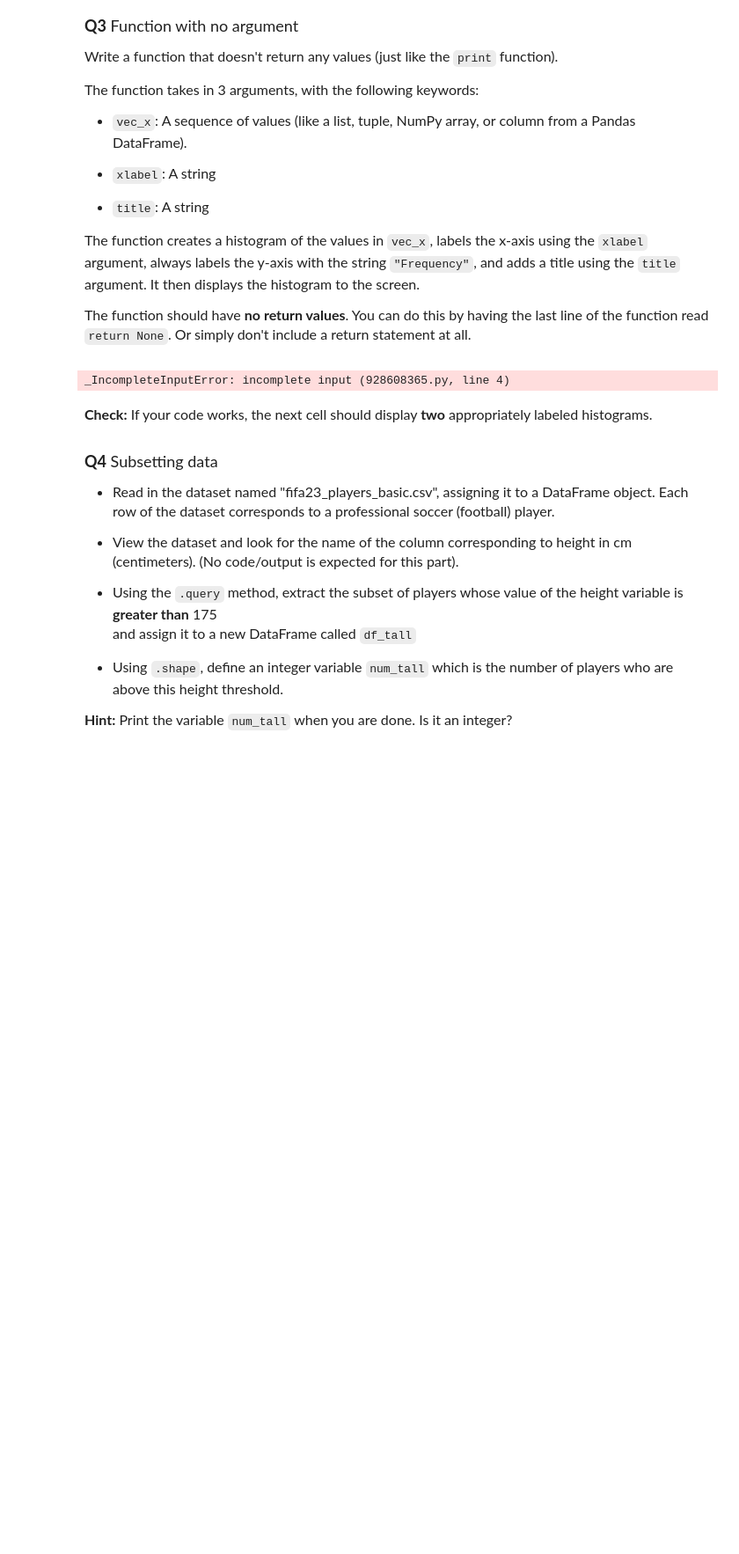
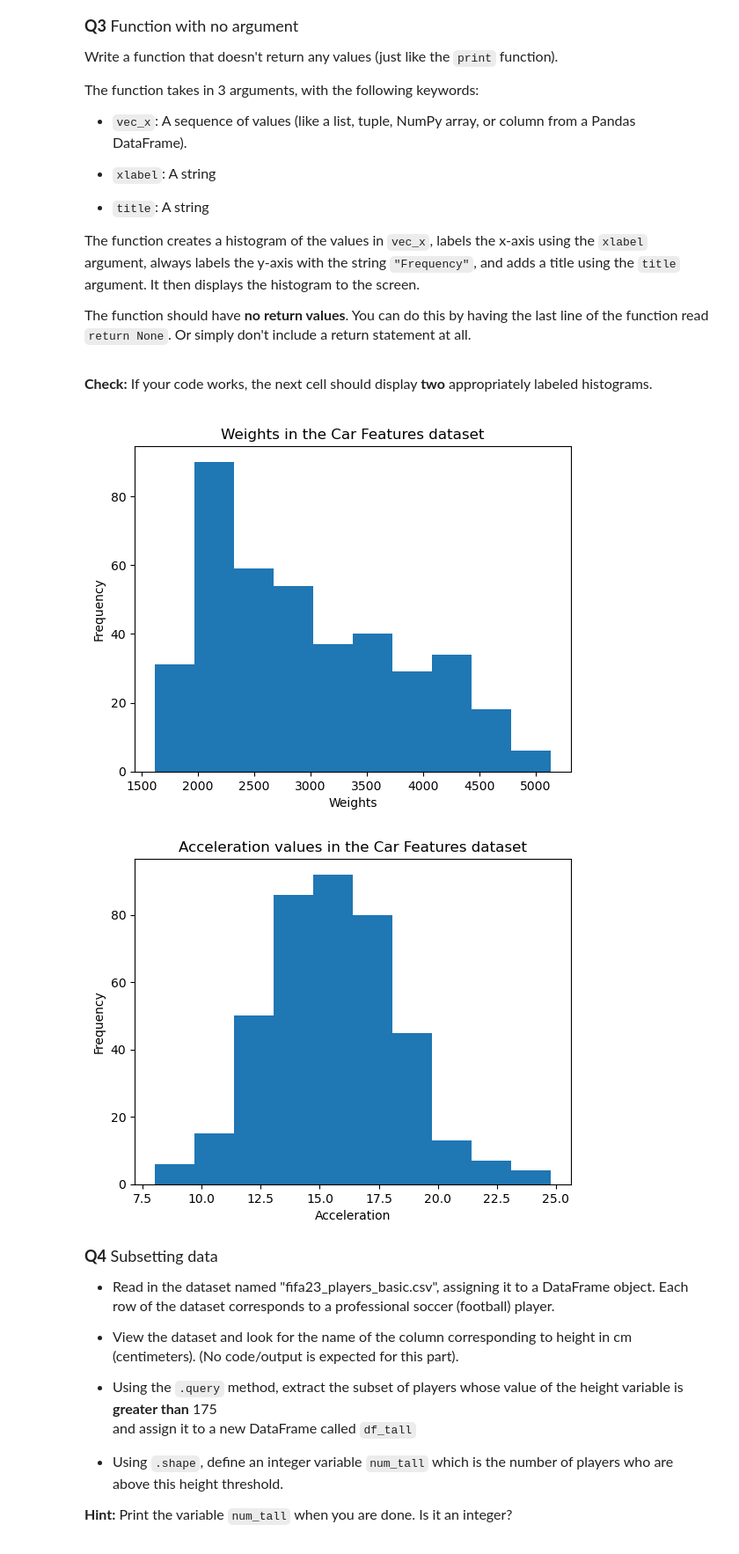
Before and after one commit to Orlykg/datasci151spring2026, a Jupyter notebook: _quizzes/practice_quiz_3/practice_quiz copy.ipynb, the cells around one changed output. Shown at 88% size. Drawn from its saved outputs; the diff is of its cells as text; code cells hidden in the pictures; blank space fills up the shorter version.

```diff
--- a/_quizzes/practice_quiz_3/practice_quiz copy.ipynb
+++ b/_quizzes/practice_quiz_3/practice_quiz copy.ipynb
@@ -126,12 +125,16 @@ The function creates a histogram of the values in `vec_x`, labels the x-axis usi
 
 The function should have **no return values**. You can do this by having the last line of the function read `return None`. Or simply don't include a return statement at all.
 # %%
-
+import matplotlib.pyplot as plt
 # create your function here
 
 def create_histogram(vec_x, xlabel, title):
+    plt.hist(x = vec_x)
+    plt.xlabel(xlabel)
+    plt.title(title)
+    plt.ylabel("Frequency")
+    plt.show()
+    return None # this is optional. Can make the previous line the final line of the function
-# %% [output]
-_IncompleteInputError: incomplete input (928608365.py, line 4)
 # %% [markdown]
 <font size = "3">
 
@@ -139,6 +142,24 @@ _IncompleteInputError: incomplete input (928608365.py, line 4)
 **Check:** If your code works, the next cell should display **two** appropriately labeled histograms.
 # %%
 import pandas as pd
+
+import pandas as pd
+
+df = pd.read_csv("quiz_data/features.csv")
+
+var1 = df["weight"]
+label1 = "Weights"
+title1 = "Weights in the Car Features dataset"
+
+var2 = df["acceleration"]
+label2 = "Acceleration"
+title2 = "Acceleration values in the Car Features dataset"
+
+create_histogram(var1, label1, title1)
+create_histogram(var2, label2, title2)
+# %% [output]
+[figure, added]
+[figure, added]
 # %% [markdown]
 <font size = "4">
 
```
Also changed, not shown: parts of 18 cells of this notebook, 1 other file.
